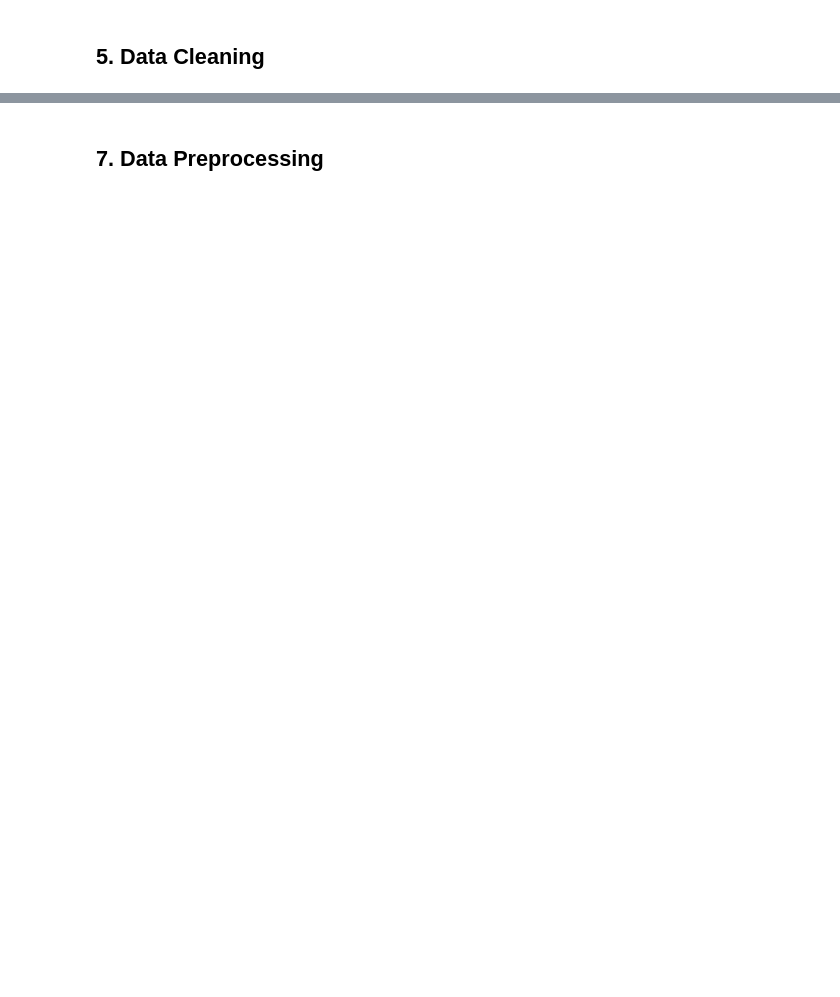
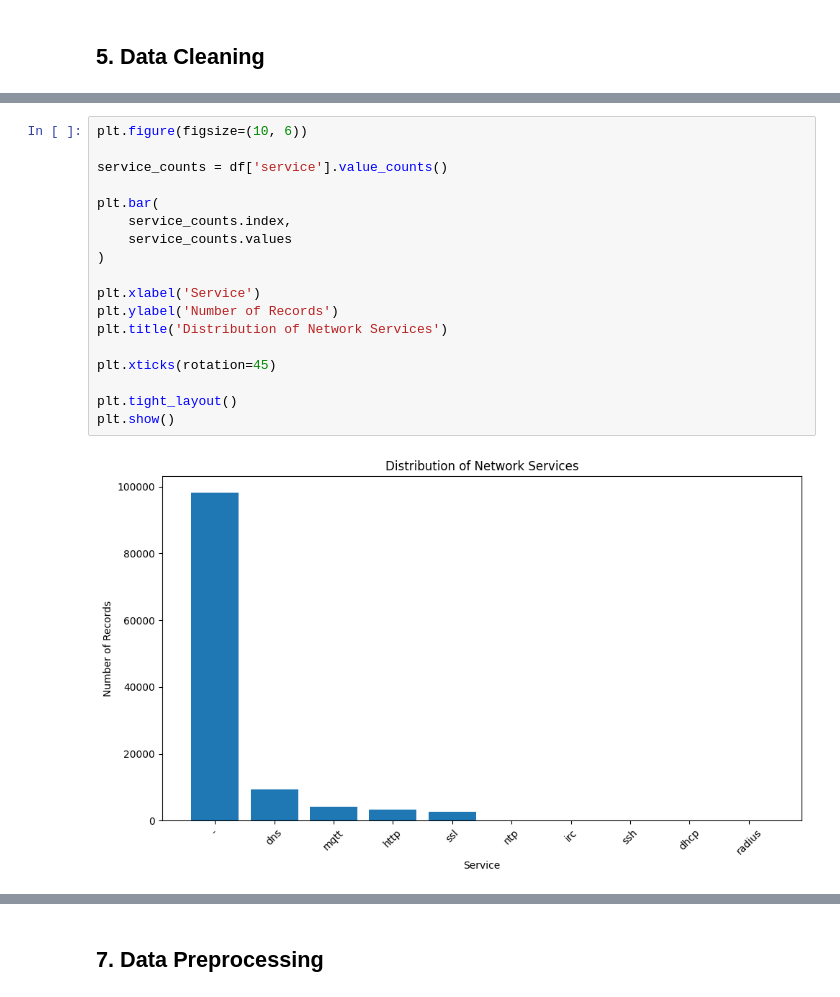
Before and after one commit to AzizaZaman101/RT-IoT2022_Multi-Class_IoT_Attack_Detection_ML, a Jupyter notebook: notebooks/RT_IoT2022_Multi_Class_IoT_Attack_Detection_ML.ipynb, the cells around one changed output, grey strips where cells are left out. Cells and saved outputs as stored; diff of their text form; blank space fills up the shorter version.

```diff
--- a/notebooks/RT_IoT2022_Multi_Class_IoT_Attack_Detection_ML.ipynb
+++ b/notebooks/RT_IoT2022_Multi_Class_IoT_Attack_Detection_ML.ipynb
@@ -204,0 +807,20 @@ This dataset is strongly imbalanced, as there are no equal distribution noticeab
+# %%
+plt.figure(figsize=(10, 6))
+
+service_counts = df['service'].value_counts()
+
+plt.bar(
+    service_counts.index,
+    service_counts.values
+)
+
+plt.xlabel('Service')
+plt.ylabel('Number of Records')
+plt.title('Distribution of Network Services')
+
+plt.xticks(rotation=45)
+
+plt.tight_layout()
+plt.show()
+# %% [output]
+[figure, added]
```
Also changed, not shown: parts of 98 cells of this notebook.
